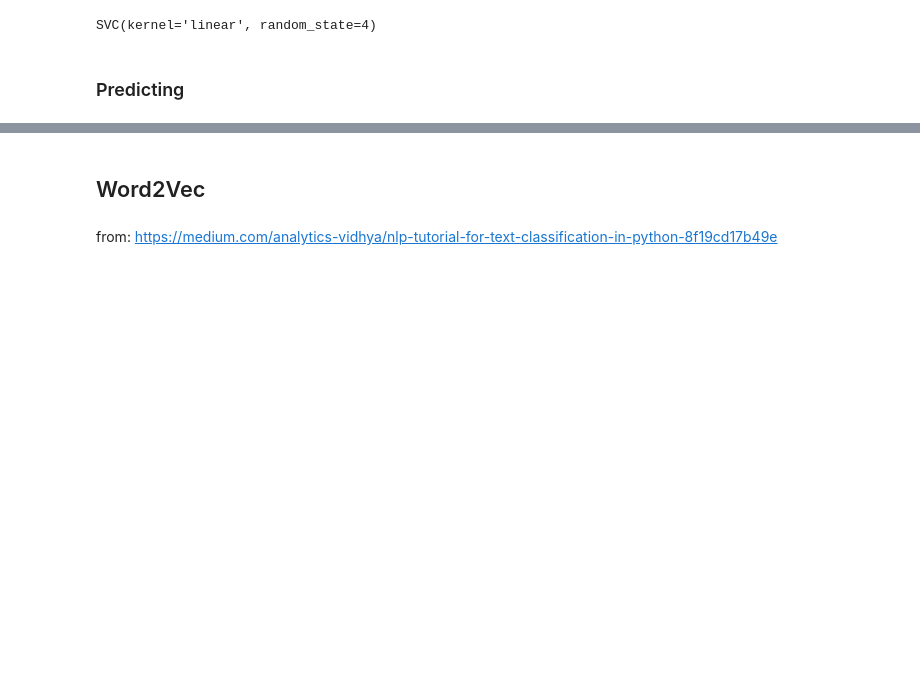
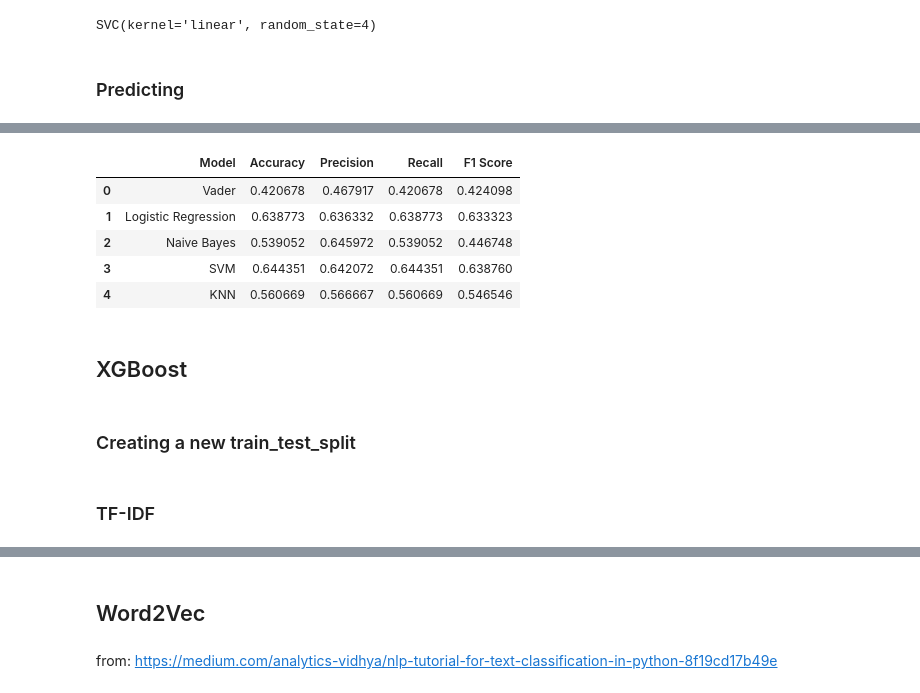
Before and after one commit to utsavns96/Twitter_sentiment_analysis, a Jupyter notebook: obama_2.ipynb, the cells around one changed output, grey strips where cells are left out. Saved outputs shown, nothing was run; the diff lists cells and outputs as text; code cells hidden in the pictures; blank space fills up the shorter version.

```diff
--- a/obama_2.ipynb
+++ b/obama_2.ipynb
@@ -135,0 +283,10 @@ weighted avg       0.56      0.57      0.56      1144
+# %%
+lr_y_pred = lr_model.predict(X_test_vectors_tfidf)
+print(classification_report(y_test,lr_y_pred))
+new_data = {'Model': 'Logistic Regression',
+            'Accuracy': accuracy_score(y_test,lr_y_pred),
+            'Precision': precision_score(y_test,lr_y_pred, average='weighted'),
+            'Recall': recall_score(y_test,lr_y_pred, average='weighted'),
+            'F1 Score': f1_score(y_test,lr_y_pred, average='weighted')}
+performance = performance.append(new_data, ignore_index=True)
+print(performance.head(5))
@@ -161,0 +320,9 @@ weighted avg       0.56      0.56      0.54      1144
+# %%
+nb_y_pred = nb_model.predict(X_test_vectors_tfidf)
+print(classification_report(y_test,nb_y_pred))
+new_data = {'Model': 'Naive Bayes',
+            'Accuracy': accuracy_score(y_test,nb_y_pred),
+            'Precision': precision_score(y_test,nb_y_pred, average='weighted'),
+            'Recall': recall_score(y_test,nb_y_pred, average='weighted'),
+            'F1 Score': f1_score(y_test,nb_y_pred, average='weighted')}
+performance = performance.append(new_data, ignore_index=True)
@@ -187,0 +361,9 @@ weighted avg       0.58      0.58      0.58      1144
+# %%
+svm_y_pred = svm_model.predict(X_test_vectors_tfidf)
+print(classification_report(y_test,svm_y_pred))
+new_data = {'Model': 'SVM',
+            'Accuracy': accuracy_score(y_test,svm_y_pred),
+            'Precision': precision_score(y_test,svm_y_pred, average='weighted'),
+            'Recall': recall_score(y_test,svm_y_pred, average='weighted'),
+            'F1 Score': f1_score(y_test,svm_y_pred, average='weighted')}
+performance = performance.append(new_data, ignore_index=True)
@@ -187,0 +436,15 @@ weighted avg       0.58      0.58      0.58      1144
+# %%
+from sklearn.model_selection import GridSearchCV#create new a knn model
+from sklearn.neighbors import KNeighborsClassifier
+knn2 = KNeighborsClassifier()#create a dictionary of all values we want to test for n_neighbors
+param_grid = {'n_neighbors': np.arange(1, 25)}#use gridsearch to test all values for n_neighbors
+knn_gscv = GridSearchCV(knn2, param_grid, cv=5)#fit model to data
+clf = knn_gscv.fit(X_train_vectors_tfidf, y_train)
+y_pred_sklearn = clf.predict(X_test_vectors_tfidf)
+print(classification_report(y_test,y_pred_sklearn))
+new_data = {'Model': 'KNN',
+            'Accuracy': accuracy_score(y_test,y_pred_sklearn),
+            'Precision': precision_score(y_test,y_pred_sklearn, average='weighted'),
+            'Recall': recall_score(y_test,y_pred_sklearn, average='weighted'),
+            'F1 Score': f1_score(y_test,y_pred_sklearn, average='weighted')}
+performance = performance.append(new_data, ignore_index=True)
@@ -187,0 +461,13 @@ weighted avg       0.58      0.58      0.58      1144
+# %%
+performance.head(10)
+# %% [output]
+|  | Model | Accuracy | Precision | Recall | F1 Score |
+| 0 | Vader | 0.420678 | 0.467917 | 0.420678 | 0.424098 |
+| 1 | Logistic Regression | 0.638773 | 0.636332 | 0.638773 | 0.633323 |
+| 2 | Naive Bayes | 0.539052 | 0.645972 | 0.539052 | 0.446748 |
+| 3 | SVM | 0.644351 | 0.642072 | 0.644351 | 0.638760 |
+| 4 | KNN | 0.560669 | 0.566667 | 0.560669 | 0.546546 |
+# %% [markdown]
+## XGBoost
+# %% [markdown]
+### Creating a new train_test_split
@@ -187,0 +481,2 @@ weighted avg       0.58      0.58      0.58      1144
+# %% [markdown]
+### TF-IDF
```
Also changed, not shown: parts of 61 cells of this notebook, 2 other files.
